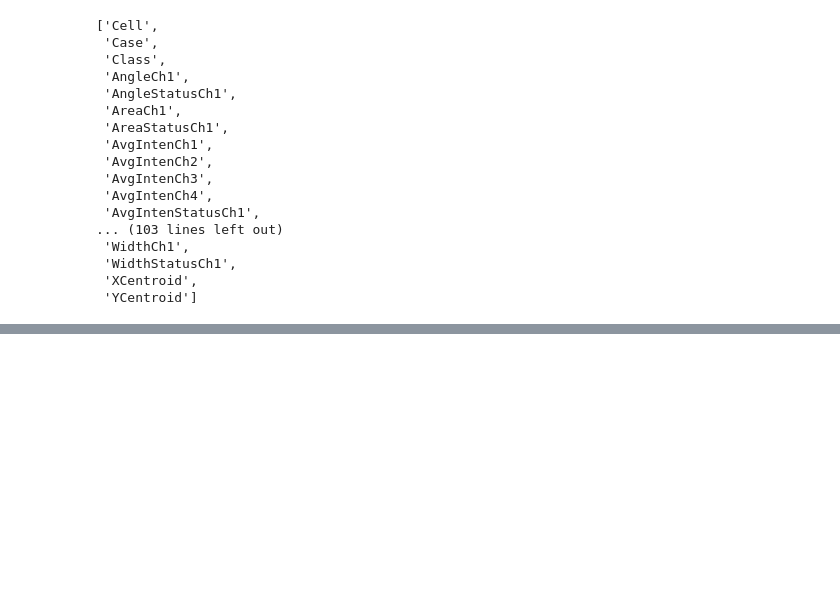
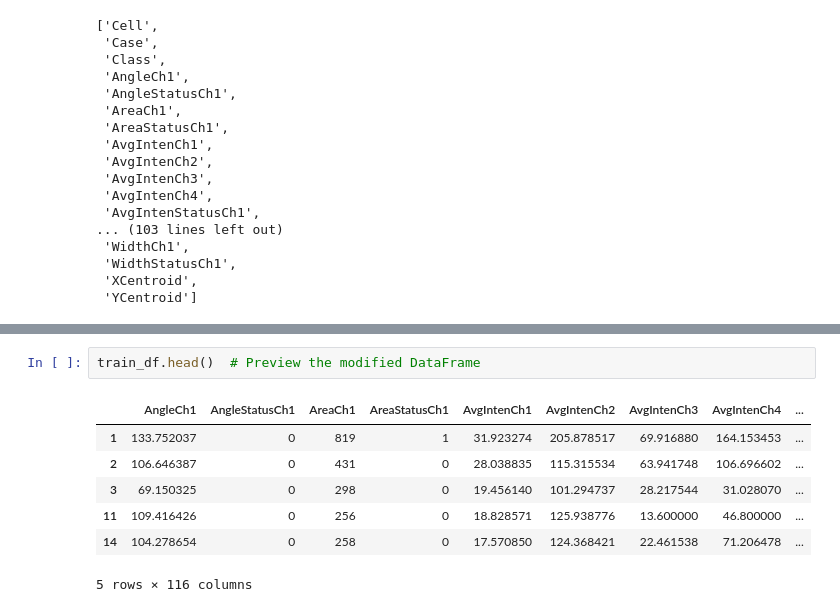
Before and after one commit to KABOSScodes/apm_projects, a Jupyter notebook: Pre-Processing/StartFile.ipynb, the cells around one changed output, grey strips where cells are left out. Saved outputs shown, nothing was run; the diff lists cells and outputs as text; blank space fills up the shorter version.

```diff
--- a/Pre-Processing/StartFile.ipynb
+++ b/Pre-Processing/StartFile.ipynb
@@ -66,0 +76,10 @@ test_df.shape
+# %%
+train_df.head()  # Preview the modified DataFrame
+# %% [output]
+|  | AngleCh1 | AngleStatusCh1 | AreaCh1 | AreaStatusCh1 | AvgIntenCh1 | AvgIntenCh2 | AvgIntenCh3 | AvgIntenCh4 | ... |
+| 1 | 133.752037 | 0 | 819 | 1 | 31.923274 | 205.878517 | 69.916880 | 164.153453 | ... |
+| 2 | 106.646387 | 0 | 431 | 0 | 28.038835 | 115.315534 | 63.941748 | 106.696602 | ... |
+| 3 | 69.150325 | 0 | 298 | 0 | 19.456140 | 101.294737 | 28.217544 | 31.028070 | ... |
+| 11 | 109.416426 | 0 | 256 | 0 | 18.828571 | 125.938776 | 13.600000 | 46.800000 | ... |
+| 14 | 104.278654 | 0 | 258 | 0 | 17.570850 | 124.368421 | 22.461538 | 71.206478 | ... |
+5 rows × 116 columns
```
Also changed, not shown: parts of 7 cells of this notebook, 1 other file.
